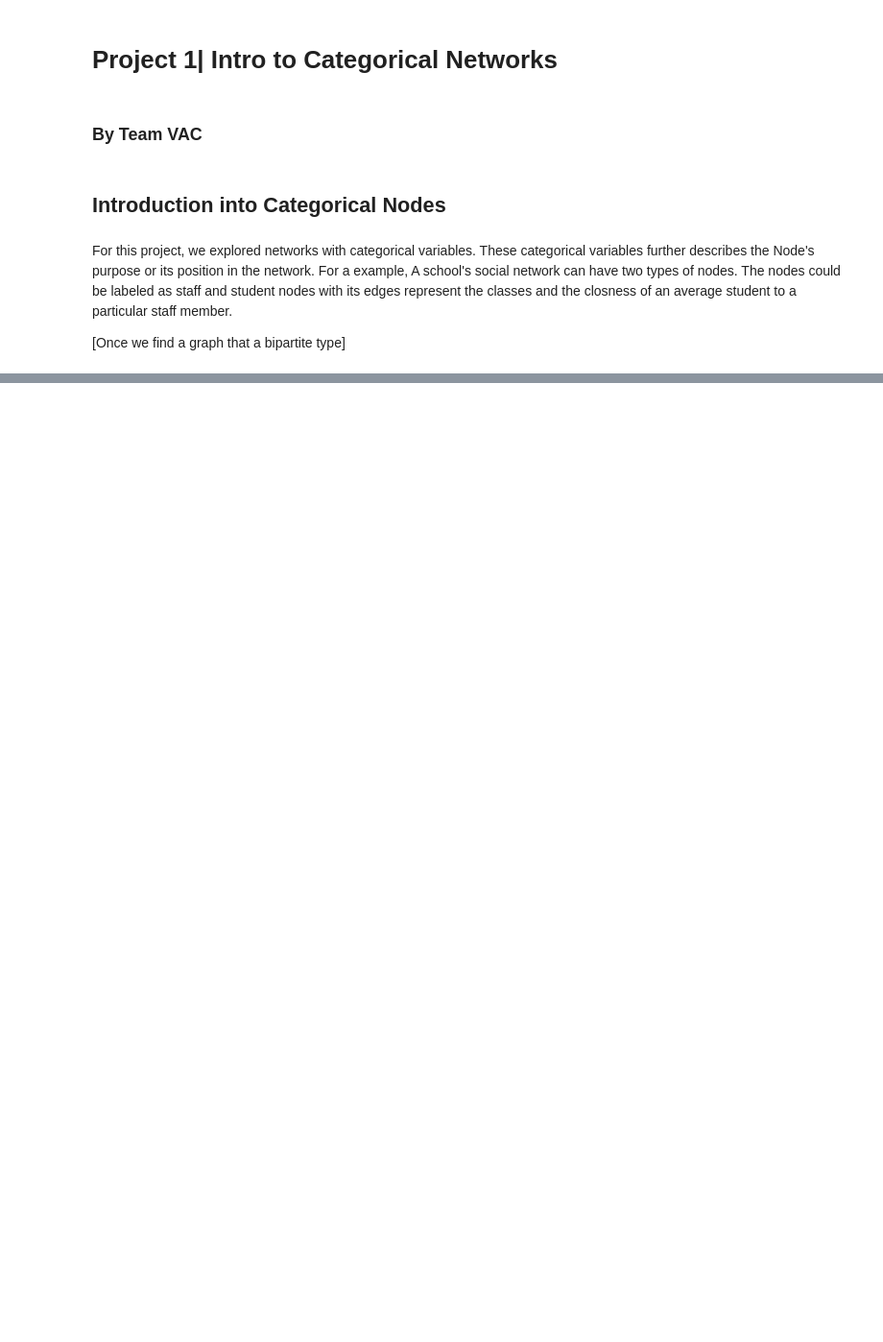
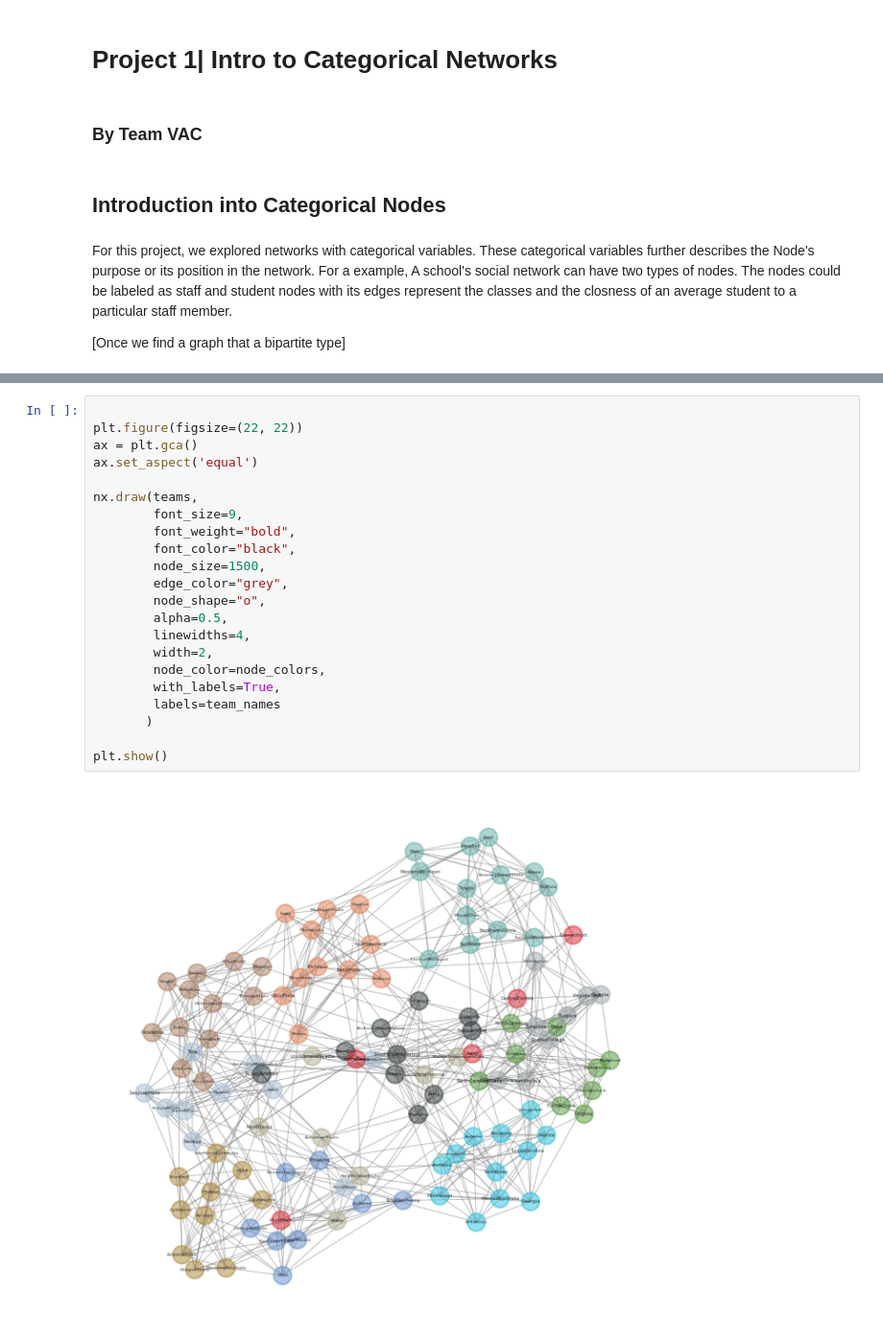
Before and after one commit to Vy4thewin/Data620_TeamVAC, a Jupyter notebook: Data620_Project 1.ipynb, the cells around one changed output, grey strips where cells are left out. Shown at 96% size. Saved outputs shown, nothing was run; the diff lists cells and outputs as text; blank space fills up the shorter version.

Commit message:
Added graph drawing

```diff
--- a/Data620_Project 1.ipynb
+++ b/Data620_Project 1.ipynb
@@ -23,0 +76,24 @@ import matplotlib.patches as mpatches
+# %%
+
+plt.figure(figsize=(22, 22))
+ax = plt.gca()
+ax.set_aspect('equal')
+
+nx.draw(teams,
+        font_size=9,
+        font_weight="bold",
+        font_color="black",
+        node_size=1500,
+        edge_color="grey",
+        node_shape="o",
+        alpha=0.5,
+        linewidths=4,
+        width=2,
+        node_color=node_colors,
+        with_labels=True,
+        labels=team_names
+       )
+
+plt.show()
+# %% [output]
+[figure, added]
```
Also changed, not shown: parts of 3 cells of this notebook.
